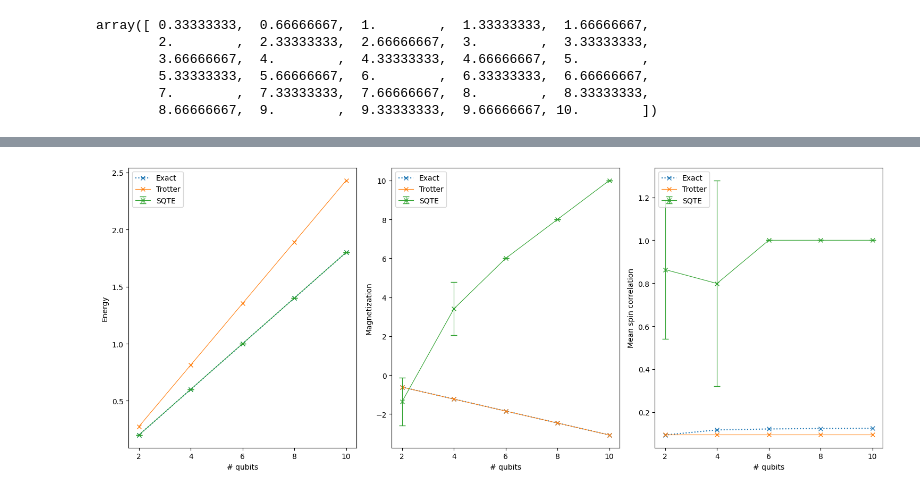
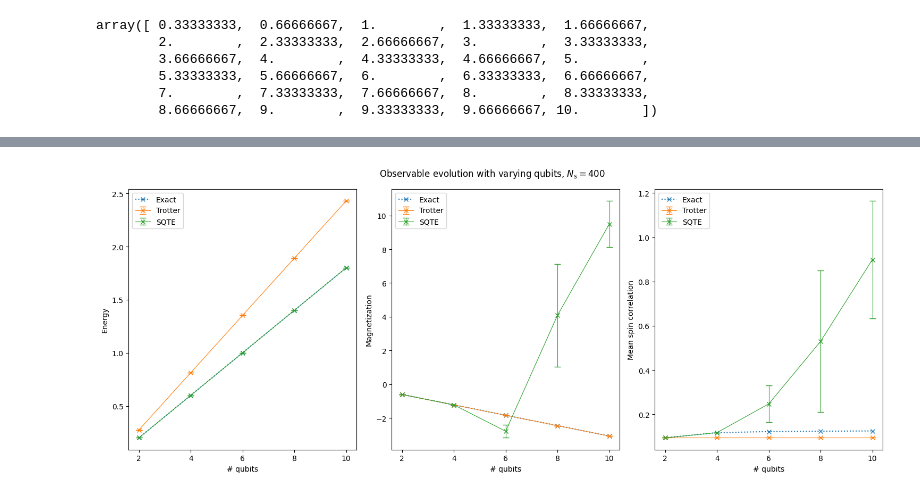
Before and after one commit to Gopal-Dahale/sqte, a Jupyter notebook: 4_large_sampling.ipynb, the cells around one changed output, grey strips where cells are left out. Saved outputs shown, nothing was run; the diff lists cells and outputs as text; code cells hidden in the pictures.

Commit message:
Changed shots to 400

```diff
--- a/4_large_sampling.ipynb
+++ b/4_large_sampling.ipynb
@@ -357,5 +366,5 @@ Duration for Trotter evolution: 18.5789
 # %%
-sampler_args = {"seed": 42, "shots": 400}
+sampler_args = {"seed": seed, "shots": n_shots}
 observables_sqte = sampled_evolve(
     n, H, final_time, num_timesteps, 2, [M, S], sampler_args, 1
 )
@@ -448,23 +457,32 @@ for n in n_qubits:
     H = tfim(n, J, h)
     M, S = aux_ham(n)
 
+    # Exact
     if n <= 10:
         exact_res = exact_evolve(n, H, final_time, num_timesteps, [M, S])
         results['exact'].append(exact_res)
 
-    observables = trotter_evolve(n, H, final_time, num_timesteps, 2, [M, S])
+    # Trotter
+    trotter_res = []
+    for trial in range(n_trials):
+        estimator.options.run_options = {
+            'seed_simulator': trial,
+            'shots': n_shots
+        }
+        observables = trotter_evolve(n, H, final_time, num_timesteps, 2, [M, S])
+        trotter_res.append(observables)
+    trotter_res = np.array(trotter_res)
+    results['trotter'].append(trotter_res)
 
+    # SQTE
     sqte_res = []
     for trial in range(n_trials):
-        sampler_args = {"seed": trial, "shots": 4}
+        sampler_args = {"seed": trial, "shots": n_shots}
         observables_sqte = sampled_evolve(
             n, H, final_time, num_timesteps, 2, [M, S], sampler_args
         )
         sqte_res.append(observables_sqte)
-
     sqte_res = np.array(sqte_res)
-
-    results['trotter'].append(observables)
     results['sqte'].append(sqte_res)
 
     end = time()
@@ -497,36 +515,50 @@ fig, axes = plt.subplots(1, 3, figsize=(15, 6))
 if n <= 10:
     for i in range(3):
         axes[i].plot(n_qubits, results['exact'][:, i, 0], marker='x', ls=':', label='Exact')
 
 for i in range(3):
-    axes[i].plot(n_qubits, results['trotter'][:, 0, i], marker='x',ls="-", lw=0.8, label='Trotter')
 
+    # Trotter
+    res = results['trotter'][:, :, 0, :]
+    avg = res.mean(axis=1)
+    error = res.std(axis=1)
+    axes[i].errorbar(
+        n_qubits,
+        avg[:, i],
+        error[:, i],
+        marker="x",
+        ls="-",
+        lw=0.8,
+        label="Trotter",
+        capsize=4,
+    )
+
+    # SQTE
     res = results['sqte'][:, :, 0, :]
     avg = res.mean(axis=1)
     error = res.std(axis=1)
-
     axes[i].errorbar(
         n_qubits,
         avg[:, i],
         error[:, i],
         marker="x",
         ls="-",
         lw=0.8,
         label="SQTE",
         capsize=4,
     )
 
 
 titles = ["Energy", "Magnetization", "Mean spin correlation"]
 for ax, title in zip(axes, titles):
     ax.set_xticks(n_qubits)
     ax.legend(loc="upper left")
     ax.set_xlabel("# qubits")
     ax.set_ylabel(title)
 
+
+fig.suptitle(f"Observable evolution with varying qubits, $ N_s = {sampler_args.get('shots')}$")
 plt.tight_layout()
-
-# fig.suptitle(f"Observable evolution, {n} qubits, $ N_s = {sampler_args.get('shots')}$")
-# plt.show()
+plt.show()
 # %% [output]
-[figure, old version]
+[figure, new version]
```
Also changed, not shown: parts of 7 cells of this notebook.
